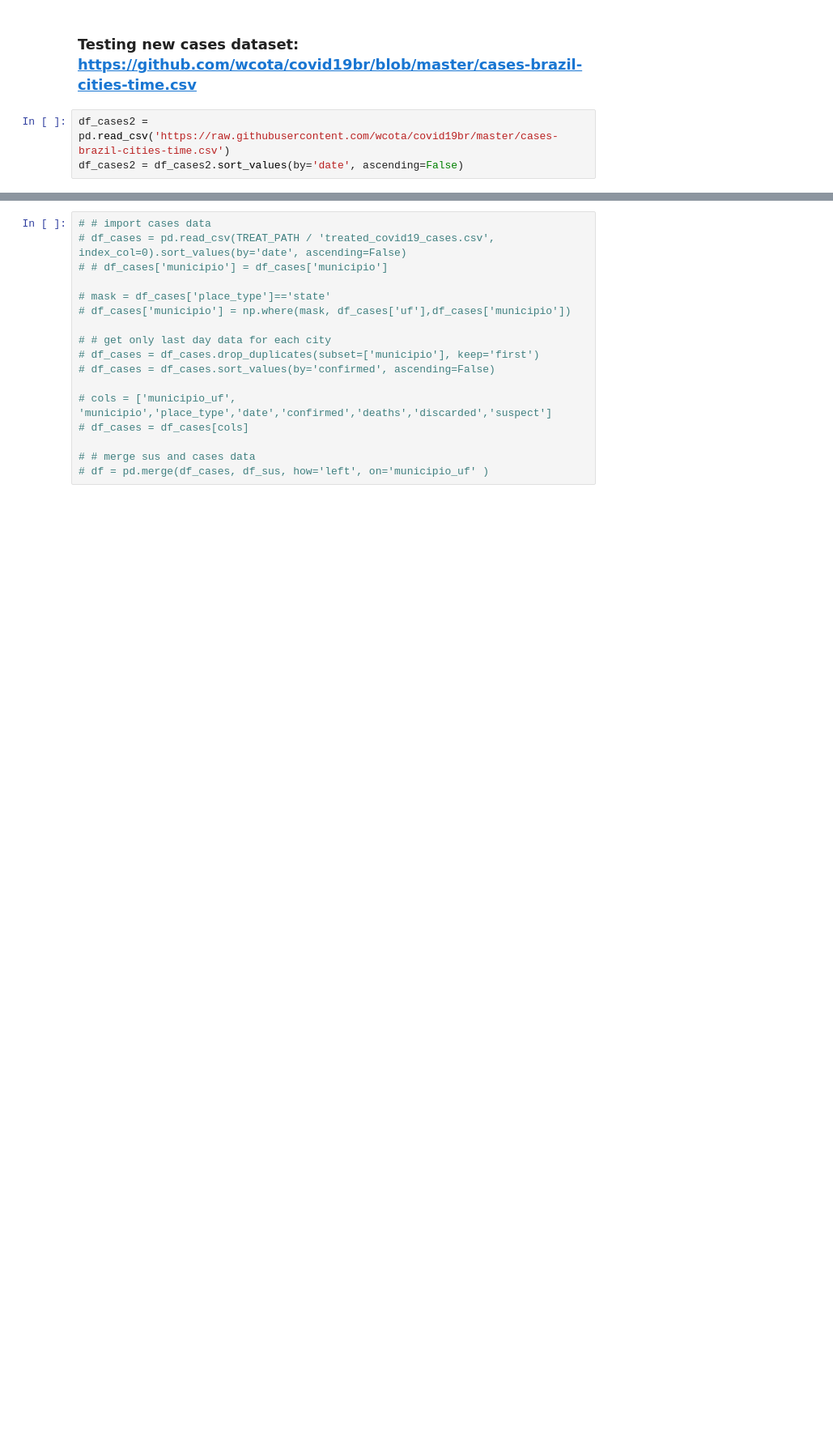
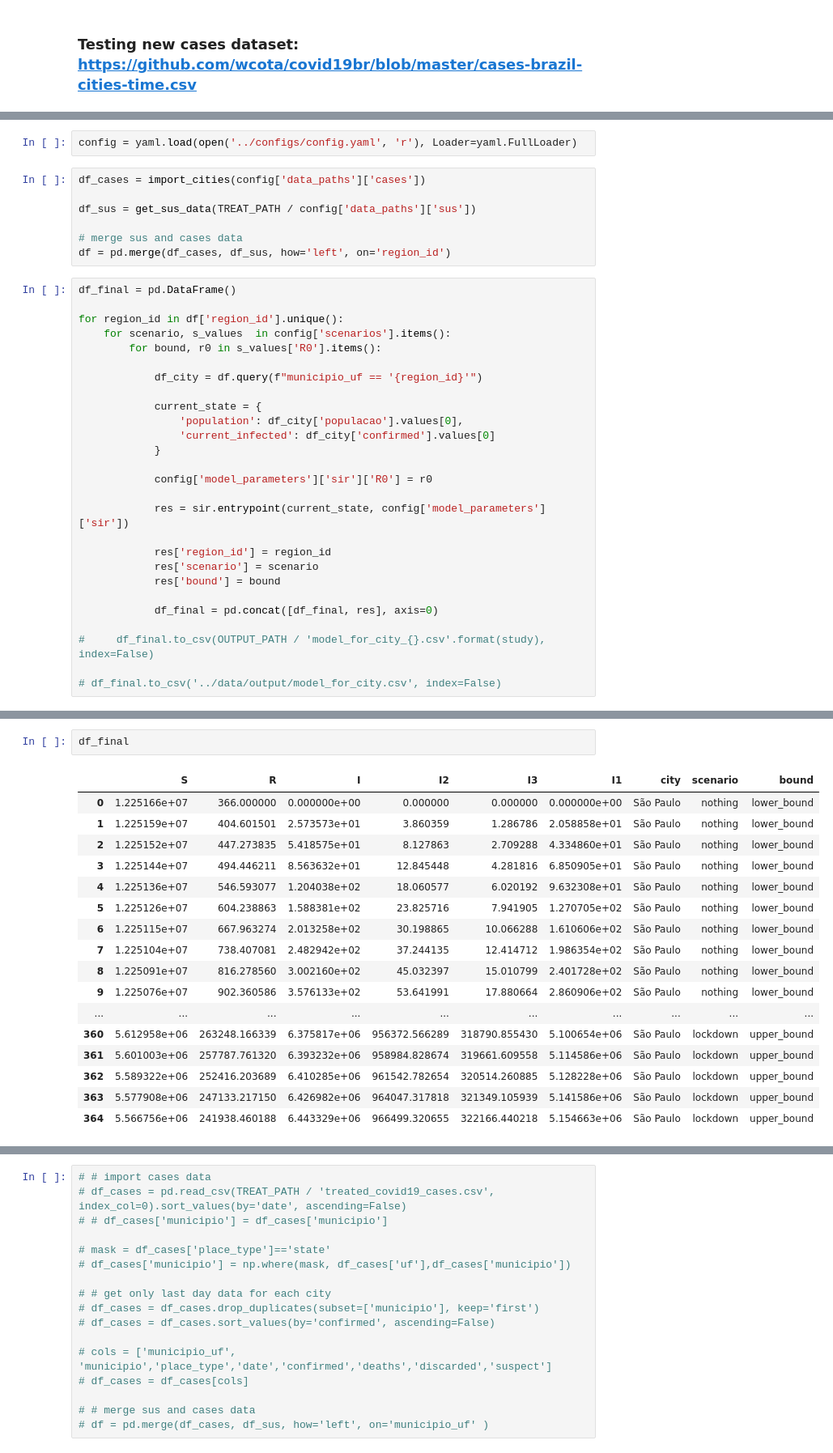
Before and after one commit to JoaoCarabetta/SimulaCovid, a Jupyter notebook: notebooks/tests_model.ipynb, the cells around one changed output, grey strips where cells are left out. Shown: that part at 81% size. Cells and saved outputs as stored; diff of their text form; blank space fills up the shorter version.

Commit message:
update model

```diff
--- a/notebooks/tests_model.ipynb
+++ b/notebooks/tests_model.ipynb
@@ -170,5 +30,2 @@ memory usage: 262.4+ KB
 # %% [markdown]
 ### Testing new cases dataset: https://github.com/wcota/covid19br/blob/master/cases-brazil-cities-time.csv
-# %%
-df_cases2 = pd.read_csv('https://raw.githubusercontent.com/wcota/covid19br/master/cases-brazil-cities-time.csv')
-df_cases2 = df_cases2.sort_values(by='date', ascending=False)
@@ -219,0 +85,36 @@ memory usage: 9.5+ KB
+# %%
+config = yaml.load(open('../configs/config.yaml', 'r'), Loader=yaml.FullLoader)
+# %%
+df_cases = import_cities(config['data_paths']['cases'])
+
+df_sus = get_sus_data(TREAT_PATH / config['data_paths']['sus'])
+
+# merge sus and cases data
+df = pd.merge(df_cases, df_sus, how='left', on='region_id')
+# %%
+df_final = pd.DataFrame()
+
+for region_id in df['region_id'].unique():
+    for scenario, s_values  in config['scenarios'].items():
+        for bound, r0 in s_values['R0'].items():
+
+            df_city = df.query(f"municipio_uf == '{region_id}'")
+
+            current_state = {
+                'population': df_city['populacao'].values[0],
+                'current_infected': df_city['confirmed'].values[0]
+            }
+
+            config['model_parameters']['sir']['R0'] = r0
+
+            res = sir.entrypoint(current_state, config['model_parameters']['sir'])
+
+            res['region_id'] = region_id
+            res['scenario'] = scenario
+            res['bound'] = bound
+
+            df_final = pd.concat([df_final, res], axis=0)
+
+#     df_final.to_csv(OUTPUT_PATH / 'model_for_city_{}.csv'.format(study), index=False)
+
+# df_final.to_csv('../data/output/model_for_city.csv', index=False)
@@ -219,0 +123,20 @@ memory usage: 9.5+ KB
+# %%
+df_final
+# %% [output]
+|  | S | R | I | I2 | I3 | I1 | city | scenario | bound |
+| 0 | 1.225166e+07 | 366.000000 | 0.000000e+00 | 0.000000 | 0.000000 | 0.000000e+00 | São Paulo | nothing | lower_bound |
+| 1 | 1.225159e+07 | 404.601501 | 2.573573e+01 | 3.860359 | 1.286786 | 2.058858e+01 | São Paulo | nothing | lower_bound |
+| 2 | 1.225152e+07 | 447.273835 | 5.418575e+01 | 8.127863 | 2.709288 | 4.334860e+01 | São Paulo | nothing | lower_bound |
+| 3 | 1.225144e+07 | 494.446211 | 8.563632e+01 | 12.845448 | 4.281816 | 6.850905e+01 | São Paulo | nothing | lower_bound |
+| 4 | 1.225136e+07 | 546.593077 | 1.204038e+02 | 18.060577 | 6.020192 | 9.632308e+01 | São Paulo | nothing | lower_bound |
+| 5 | 1.225126e+07 | 604.238863 | 1.588381e+02 | 23.825716 | 7.941905 | 1.270705e+02 | São Paulo | nothing | lower_bound |
+| 6 | 1.225115e+07 | 667.963274 | 2.013258e+02 | 30.198865 | 10.066288 | 1.610606e+02 | São Paulo | nothing | lower_bound |
+| 7 | 1.225104e+07 | 738.407081 | 2.482942e+02 | 37.244135 | 12.414712 | 1.986354e+02 | São Paulo | nothing | lower_bound |
+| 8 | 1.225091e+07 | 816.278560 | 3.002160e+02 | 45.032397 | 15.010799 | 2.401728e+02 | São Paulo | nothing | lower_bound |
+| 9 | 1.225076e+07 | 902.360586 | 3.576133e+02 | 53.641991 | 17.880664 | 2.860906e+02 | São Paulo | nothing | lower_bound |
+| ... | ... | ... | ... | ... | ... | ... | ... | ... | ... |
+| 360 | 5.612958e+06 | 263248.166339 | 6.375817e+06 | 956372.566289 | 318790.855430 | 5.100654e+06 | São Paulo | lockdown | upper_bound |
+| 361 | 5.601003e+06 | 257787.761320 | 6.393232e+06 | 958984.828674 | 319661.609558 | 5.114586e+06 | São Paulo | lockdown | upper_bound |
+| 362 | 5.589322e+06 | 252416.203689 | 6.410285e+06 | 961542.782654 | 320514.260885 | 5.128228e+06 | São Paulo | lockdown | upper_bound |
+| 363 | 5.577908e+06 | 247133.217150 | 6.426982e+06 | 964047.317818 | 321349.105939 | 5.141586e+06 | São Paulo | lockdown | upper_bound |
+| 364 | 5.566756e+06 | 241938.460188 | 6.443329e+06 | 966499.320655 | 322166.440218 | 5.154663e+06 | São Paulo | lockdown | upper_bound |
```
Also changed, not shown: parts of 29 cells of this notebook, 6 other files.
